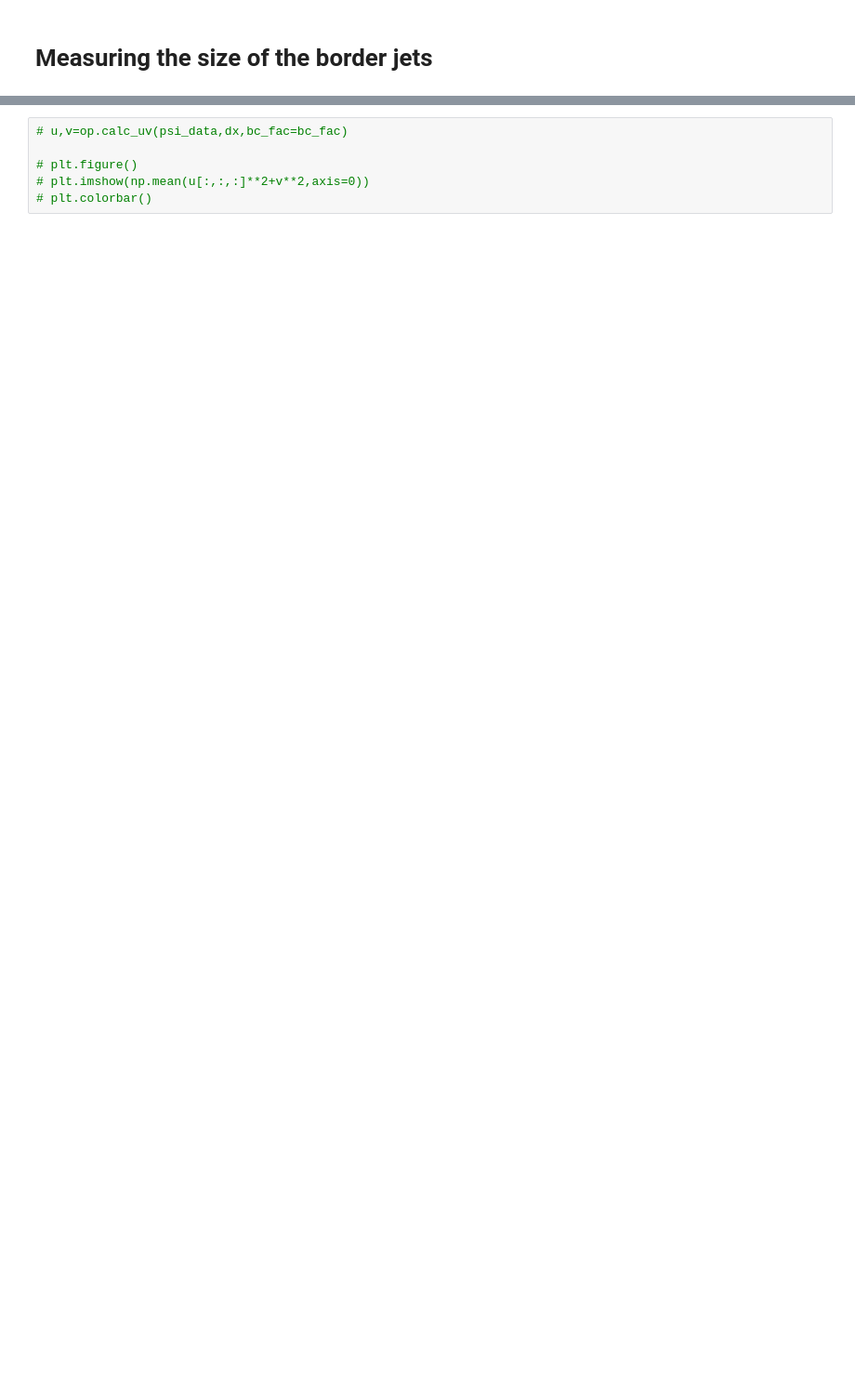
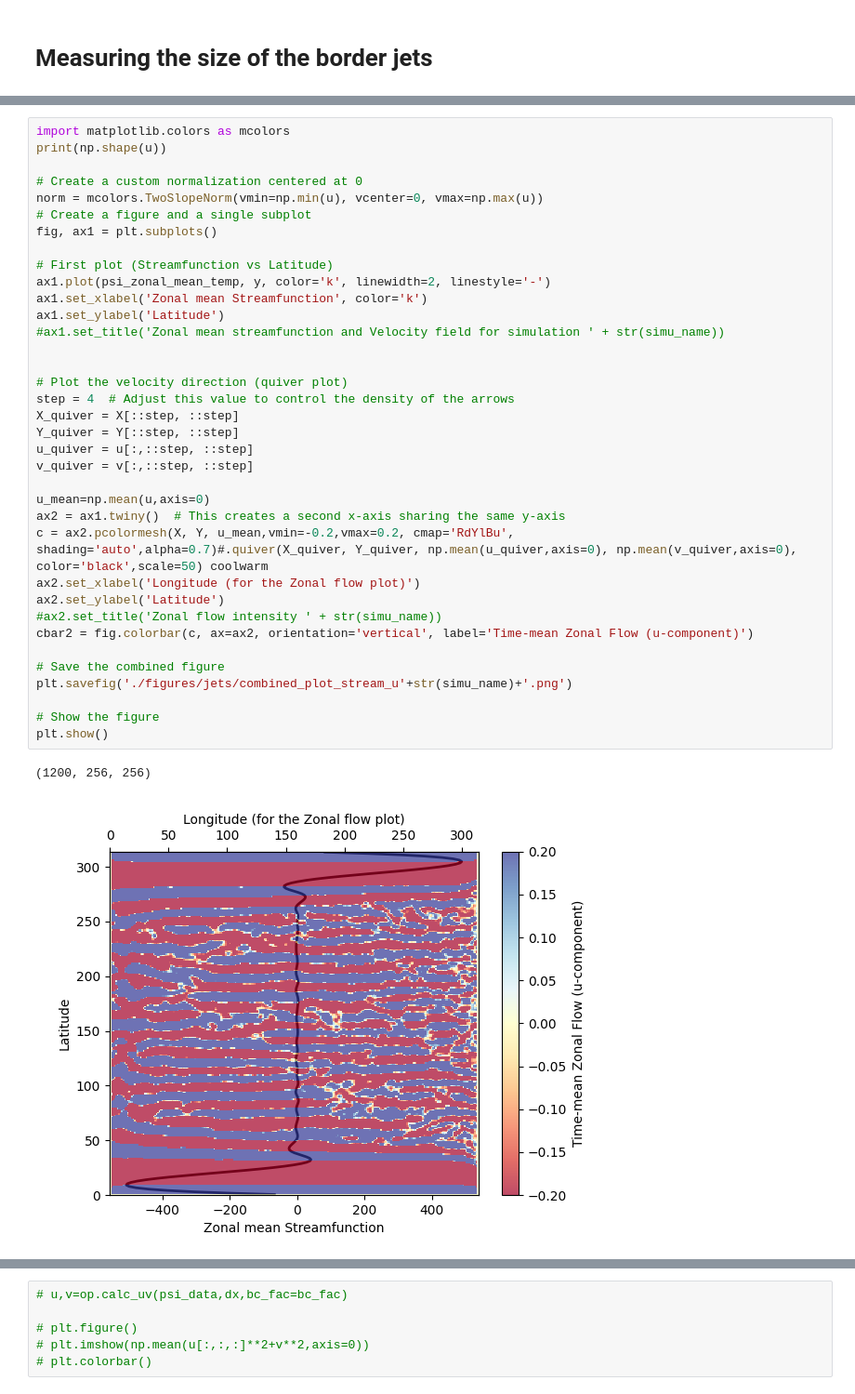
Before and after one commit to LennardMiller/Stage_M2, a Jupyter notebook: Fofonoff_and_Jets.ipynb, the cells around one changed output, grey strips where cells are left out. Shown at 93% size. Drawn from its saved outputs; the diff is of its cells as text; blank space fills up the shorter version.

```diff
--- a/Fofonoff_and_Jets.ipynb
+++ b/Fofonoff_and_Jets.ipynb
@@ -471,3 +447,42 @@ Summary: to compute chunks sizes, use
+# %%
+import matplotlib.colors as mcolors
+print(np.shape(u))
+
+# Create a custom normalization centered at 0
+norm = mcolors.TwoSlopeNorm(vmin=np.min(u), vcenter=0, vmax=np.max(u))
+# Create a figure and a single subplot
+fig, ax1 = plt.subplots()
+
+# First plot (Streamfunction vs Latitude)
+ax1.plot(psi_zonal_mean_temp, y, color='k', linewidth=2, linestyle='-')
+ax1.set_xlabel('Zonal mean Streamfunction', color='k')
+ax1.set_ylabel('Latitude')
+#ax1.set_title('Zonal mean streamfunction and Velocity field for simulation ' + str(simu_name))
+
+
+# Plot the velocity direction (quiver plot)
+step = 4  # Adjust this value to control the density of the arrows
+X_quiver = X[::step, ::step]
+Y_quiver = Y[::step, ::step]
+u_quiver = u[:,::step, ::step]
+v_quiver = v[:,::step, ::step]
+
+u_mean=np.mean(u,axis=0)
+ax2 = ax1.twiny()  # This creates a second x-axis sharing the same y-axis
+c = ax2.pcolormesh(X, Y, u_mean,vmin=-0.2,vmax=0.2, cmap='RdYlBu', shading='auto',alpha=0.7)#.quiver(X_quiver, Y_quiver, np.mean(u_quiver,axis=0), np.mean(v_quiver,axis=0), color='black',scale=50) coolwarm
+ax2.set_xlabel('Longitude (for the Zonal flow plot)')
+ax2.set_ylabel('Latitude')
+#ax2.set_title('Zonal flow intensity ' + str(simu_name))
+cbar2 = fig.colorbar(c, ax=ax2, orientation='vertical', label='Time-mean Zonal Flow (u-component)')
+
+# Save the combined figure
+plt.savefig('./figures/jets/combined_plot_stream_u'+str(simu_name)+'.png')
+
+# Show the figure
+plt.show()
+# %% [output]
+(1200, 256, 256)
+[figure, added]
 # %%
 #finding the indices where psi is above 30% of the maximum value
 psi_max=np.max(psi_zonal_mean_temp)
```
Also changed, not shown: parts of 10 cells of this notebook, 17 other files.
